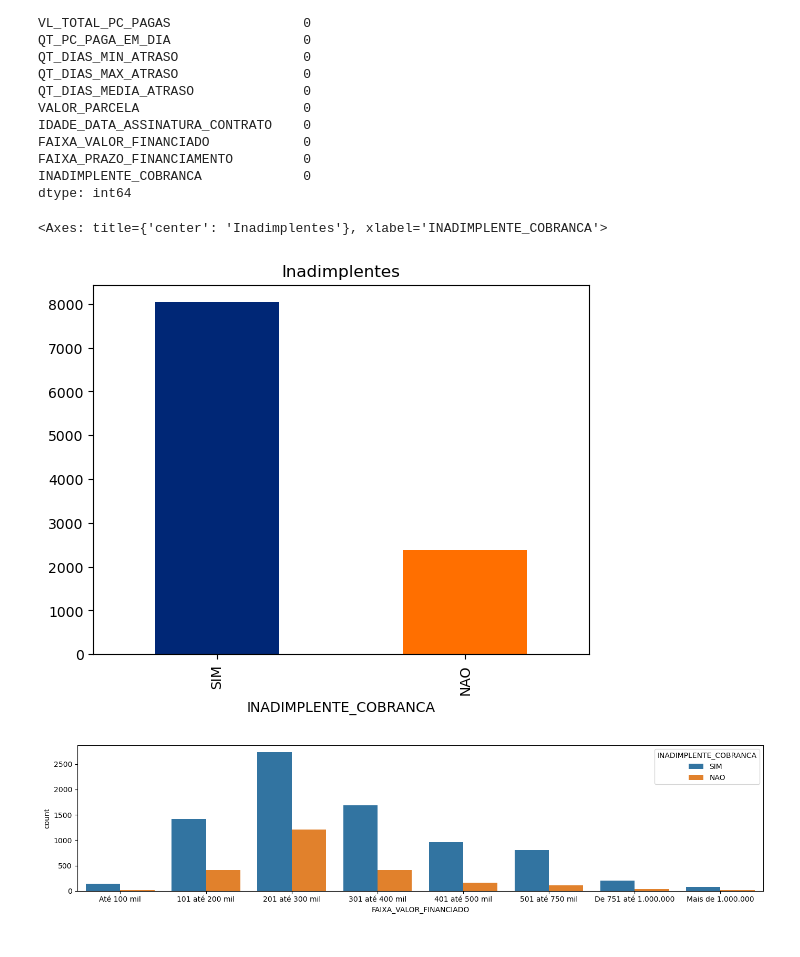
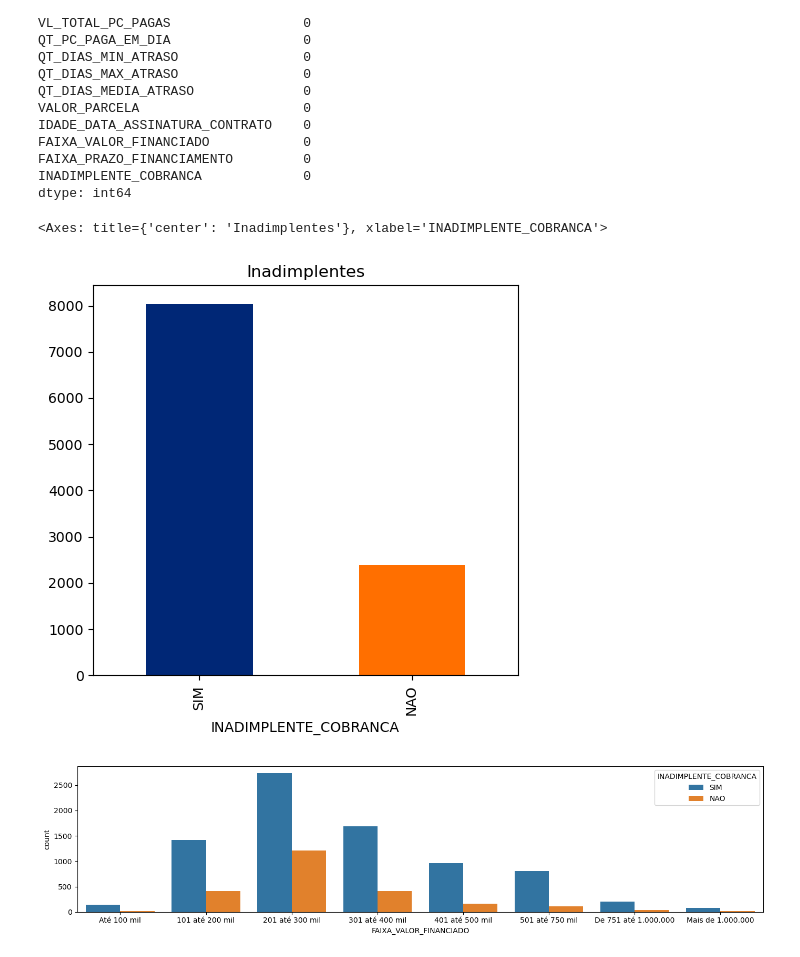
Before and after one commit to mm-dantas/credit-default-classification, a Jupyter notebook: credit-default-classification.ipynb, the cells around one changed output. Saved outputs shown, nothing was run; the diff lists cells and outputs as text; code cells hidden in the pictures.

```diff
--- a/credit-default-classification.ipynb
+++ b/credit-default-classification.ipynb
@@ -301,11 +377,13 @@ FAIXA_PRAZO_FINANCIAMENTO         0
 INADIMPLENTE_COBRANCA             0
 dtype: int64
 # %%
+plt.rcParams["figure.figsize"] = [5.00, 5.00]
+plt.rcParams["figure.autolayout"] = True
 df_new['INADIMPLENTE_COBRANCA'].value_counts().plot(kind='bar', title='Inadimplentes', color=['#002776', '#FF6F00']
 )
 # %% [output]
 <Axes: title={'center': 'Inadimplentes'}, xlabel='INADIMPLENTE_COBRANCA'>
-[figure, old version]
+[figure, new version]
 # %%
 plt.rcParams["figure.figsize"] = [14.00, 3.50]
 plt.rcParams["figure.autolayout"] = True
```
Also changed, not shown: parts of 28 cells of this notebook, 4 other files.
